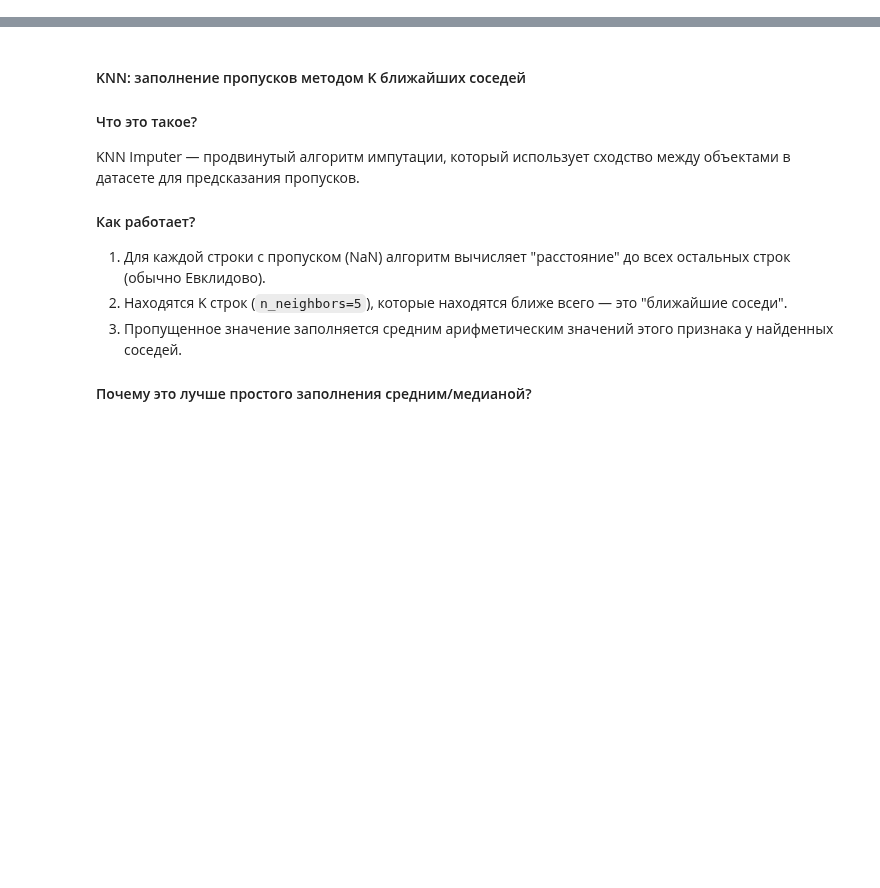
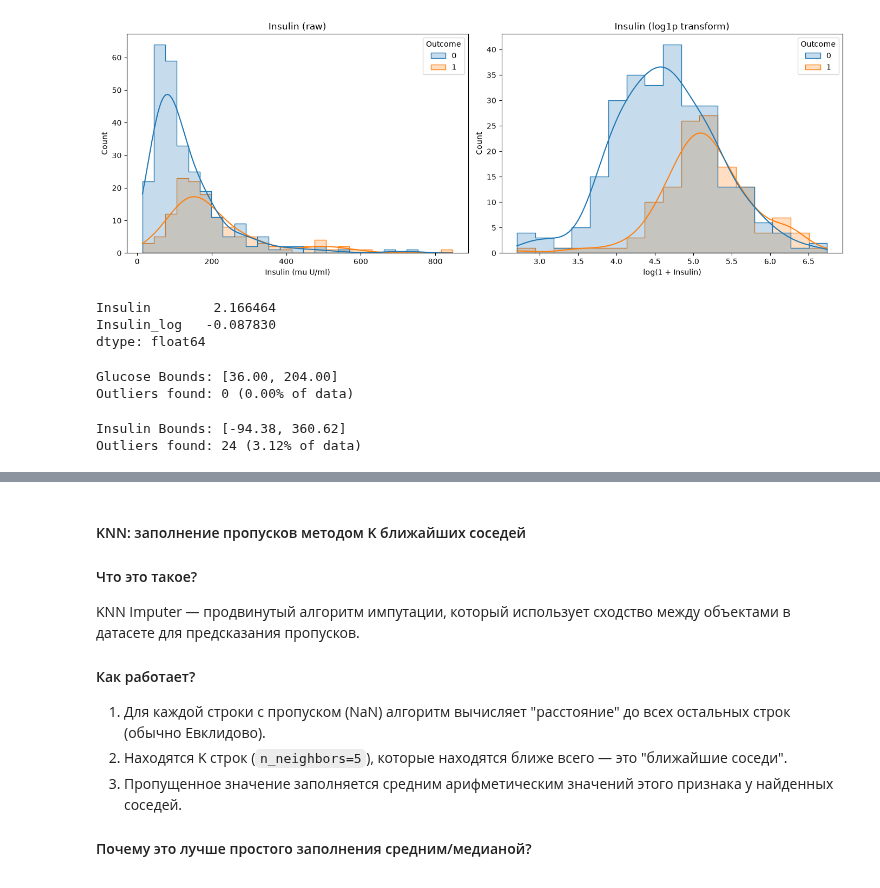
Before and after one commit to carnifixSQ/diabetes-prediction, a Jupyter notebook: notebooks/01_data_loading.ipynb, the cells around one changed output, grey strips where cells are left out. Cells and saved outputs as stored; diff of their text form; code cells hidden in the pictures; blank space fills up the shorter version.

```diff
--- a/notebooks/01_data_loading.ipynb
+++ b/notebooks/01_data_loading.ipynb
@@ -28,0 +51,60 @@ dtype: int64
+# %%
+df['Insulin_log'] = np.log1p(df['Insulin'])
+
+fig, axes = plt.subplots(1, 2, figsize=(14, 5))
+
+sns.histplot(data=df, x='Insulin', hue='Outcome', kde=True, element='step', ax=axes[0])
+axes[0].set_title('Insulin (raw)')
+axes[0].set_xlabel('Insulin (mu U/ml)')
+
+sns.histplot(data=df, x='Insulin_log', hue='Outcome', kde=True, element='step', ax=axes[1])
+axes[1].set_title('Insulin (log1p transform)')
+axes[1].set_xlabel('log(1 + Insulin)')
+
+plt.tight_layout()
+plt.show()
+
+print(df[['Insulin', 'Insulin_log']].skew())
+# %% [output]
+[figure, added]
+Insulin        2.166464
+Insulin_log   -0.087830
+dtype: float64
+# %%
+
+Q1 = df['Glucose'].quantile(0.25)
+Q3 = df['Glucose'].quantile(0.75)
+IQR = Q3 - Q1
+
+lower_bound = Q1 - 1.5 * IQR
+upper_bound = Q3 + 1.5 * IQR
+print(f"Glucose Bounds: [{lower_bound:.2f}, {upper_bound:.2f}]")
+
+outliers_count = ((df['Glucose'] < lower_bound) | (df['Glucose'] > upper_bound)).sum()
+total_rows = len(df)
+
+print(f"Outliers found: {outliers_count} ({outliers_count/total_rows*100:.2f}% of data)")
+# %% [output]
+Glucose Bounds: [36.00, 204.00]
+Outliers found: 0 (0.00% of data)
+# %%
+col_name = 'Insulin'
+if col_name in df.columns:
+    Q1 = df[col_name].quantile(0.25)
+    Q3 = df[col_name].quantile(0.75)
+    IQR = Q3 - Q1
+
+    lower_bound = Q1 - 1.5 * IQR
+    upper_bound = Q3 + 1.5 * IQR
+
+    print(f"{col_name} Bounds: [{lower_bound:.2f}, {upper_bound:.2f}]")
+
+    outliers_count = ((df[col_name] < lower_bound) | (df[col_name] > upper_bound)).sum()
+    total_rows = len(df)
+
+    print(f"Outliers found: {outliers_count} ({outliers_count/total_rows*100:.2f}% of data)")
+else:
+    print(f"Column '{col_name}' not found in DataFrame.")
+# %% [output]
+Insulin Bounds: [-94.38, 360.62]
+Outliers found: 24 (3.12% of data)
```
Also changed, not shown: parts of 5 cells of this notebook, 1 other file.
